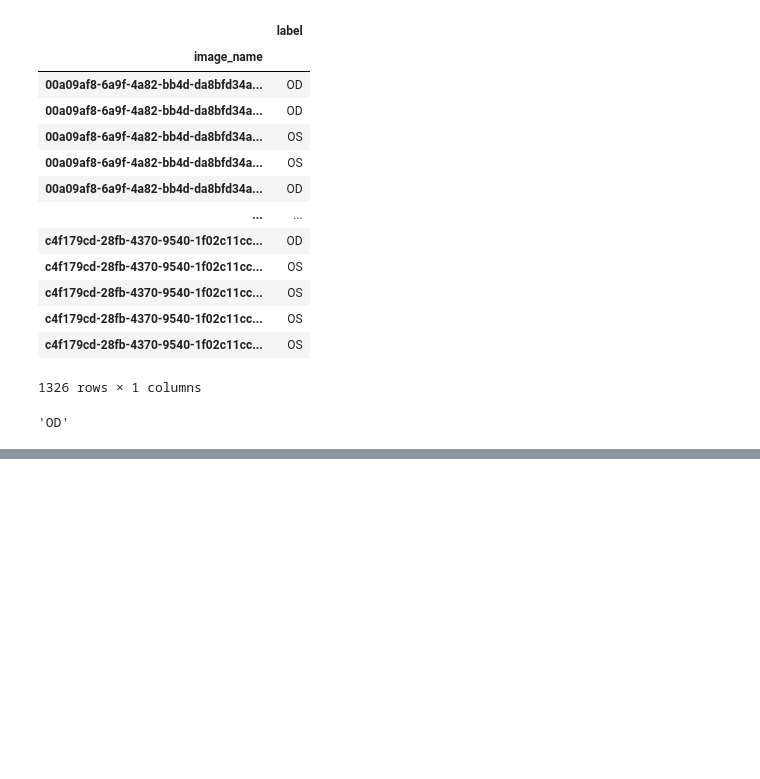
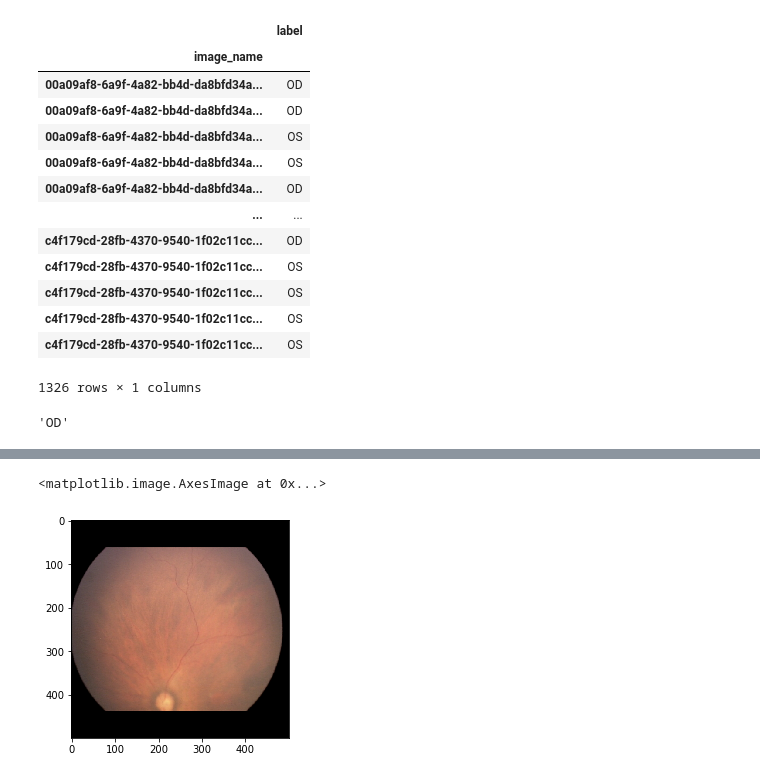
Before and after one commit to mujahid14916/Vessel-Segmentation, a Jupyter notebook: EyeClassification/Data PreProssing.ipynb, the cells around one changed output, grey strips where cells are left out. Saved outputs shown, nothing was run; the diff lists cells and outputs as text; code cells hidden in the pictures; blank space fills up the shorter version.

```diff
--- a/EyeClassification/Data PreProssing.ipynb
+++ b/EyeClassification/Data PreProssing.ipynb
@@ -72,0 +88,2 @@ for image_path in images_path:
+# %%
+h,w = img.shape[:2]
@@ -72,0 +257,18 @@ for image_path in images_path:
+# %%
+im = np.copy(img)
+target_shape = (500, 500)
+if im.shape[0] > im.shape[1]:
+    h, w = target_shape[0], int(im.shape[1] * target_shape[1] / im.shape[0])
+else:
+    h, w = int(im.shape[0] * target_shape[0] / im.shape[1]), target_shape[1]
+im = cv2.resize(im, (w, h))
+if h != target_shape[0]:
+    t = np.zeros((target_shape[0]//2 - h//2, target_shape[1], 3), dtype=np.uint8)
+    im = np.concatenate([t, im, t], axis=0)
+if w != target_shape[1]:
+    t = np.zeros((target_shape[0], target_shape[0]//2 - w//2, 3), dtype=np.uint8)
+    im = np.concatenate([t, im, t], axis=1)
+plt.imshow(im[:500, :500])
+# %% [output]
+<matplotlib.image.AxesImage at 0x...>
+[figure, added]
```
Also changed, not shown: parts of 35 cells of this notebook, 13 other files.
